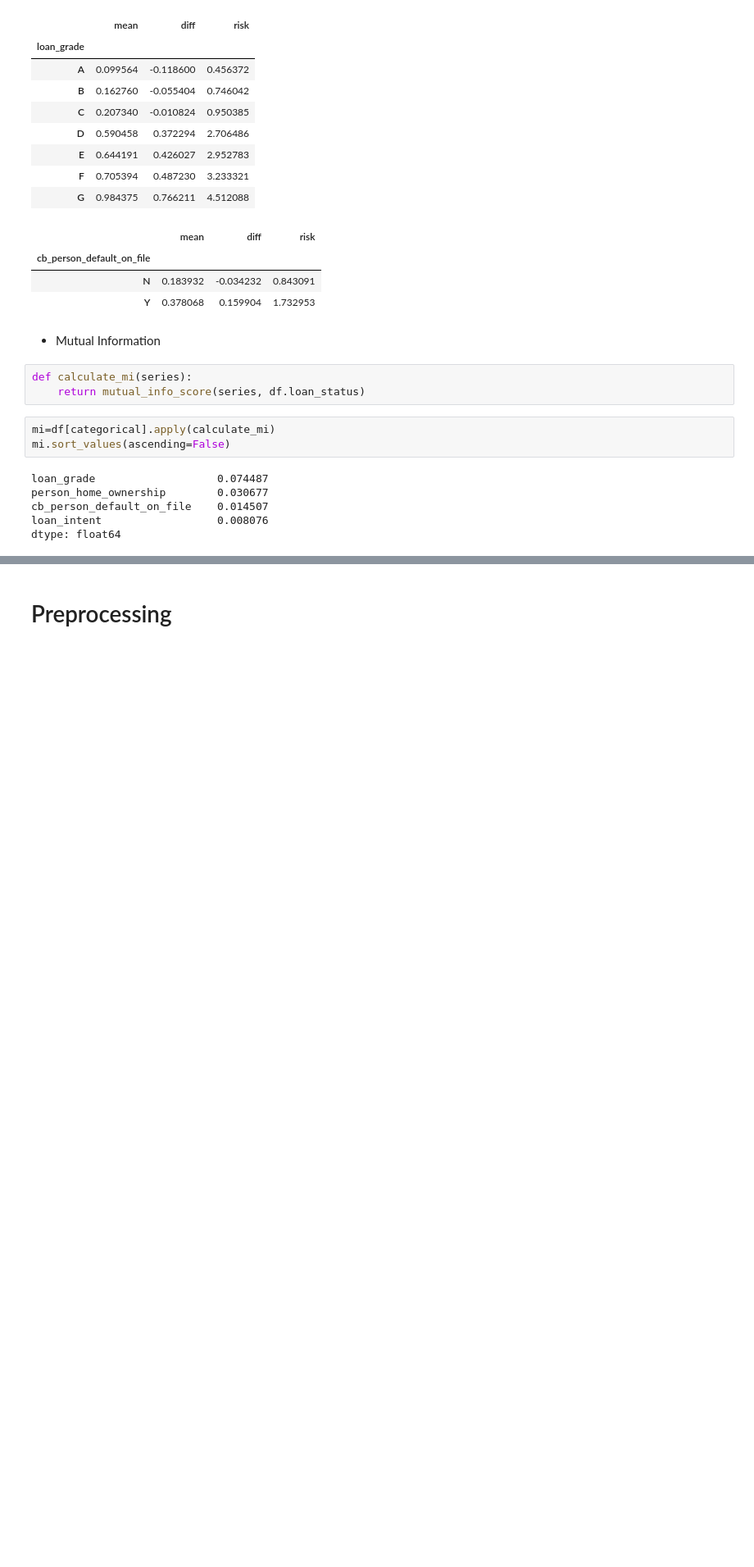
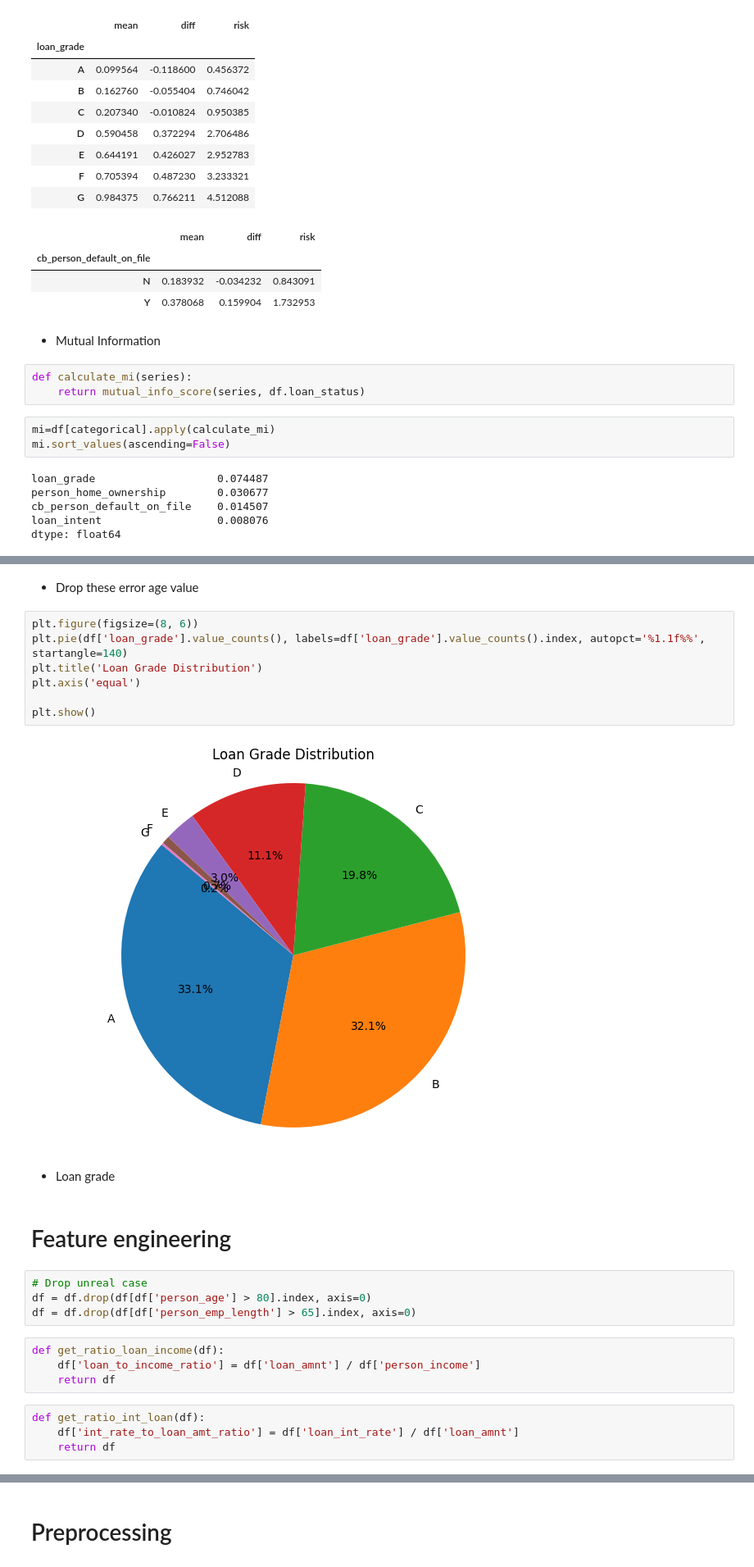
Before and after one commit to PathornKiti/Pathorn_ML_zoomcamp_2023, a Jupyter notebook: midterm_project2023/Loan_risk_pred.ipynb, the cells around one changed output, grey strips where cells are left out. Shown at 82% size. Drawn from its saved outputs; the diff is of its cells as text; blank space fills up the shorter version.

```diff
--- a/midterm_project2023/Loan_risk_pred.ipynb
+++ b/midterm_project2023/Loan_risk_pred.ipynb
@@ -356,0 +381,27 @@ dtype: float64
+# %% [markdown]
+- Drop these error age value
+# %%
+plt.figure(figsize=(8, 6))
+plt.pie(df['loan_grade'].value_counts(), labels=df['loan_grade'].value_counts().index, autopct='%1.1f%%', startangle=140)
+plt.title('Loan Grade Distribution')
+plt.axis('equal')
+
+plt.show()
+# %% [output]
+[figure, added]
+# %% [markdown]
+- Loan grade
+# %% [markdown]
+# Feature engineering
+# %%
+# Drop unreal case
+df = df.drop(df[df['person_age'] > 80].index, axis=0)
+df = df.drop(df[df['person_emp_length'] > 65].index, axis=0)
+# %%
+def get_ratio_loan_income(df):
+    df['loan_to_income_ratio'] = df['loan_amnt'] / df['person_income']
+    return df
+# %%
+def get_ratio_int_loan(df):
+    df['int_rate_to_loan_amt_ratio'] = df['loan_int_rate'] / df['loan_amnt']
+    return df
```
Also changed, not shown: parts of 49 cells of this notebook, 8 other files.
